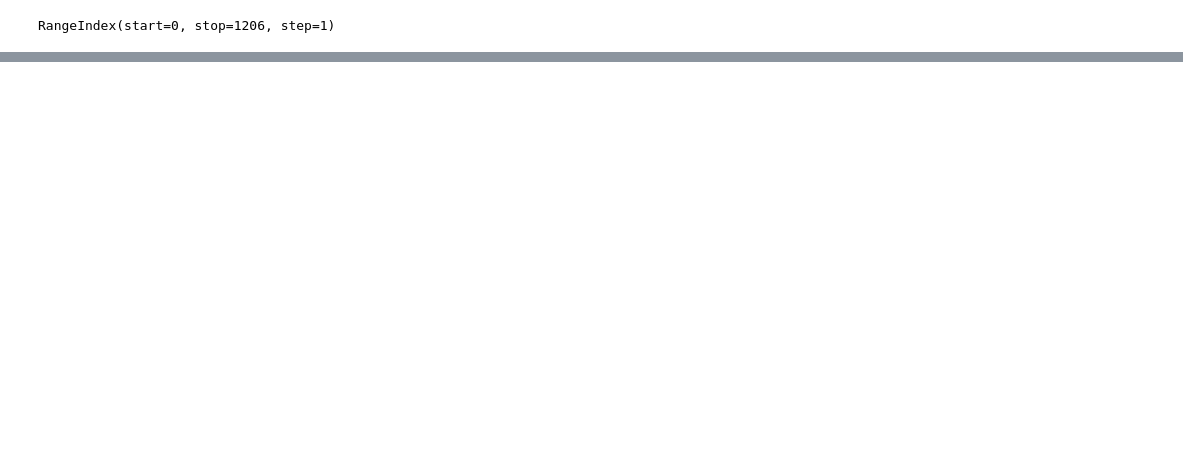
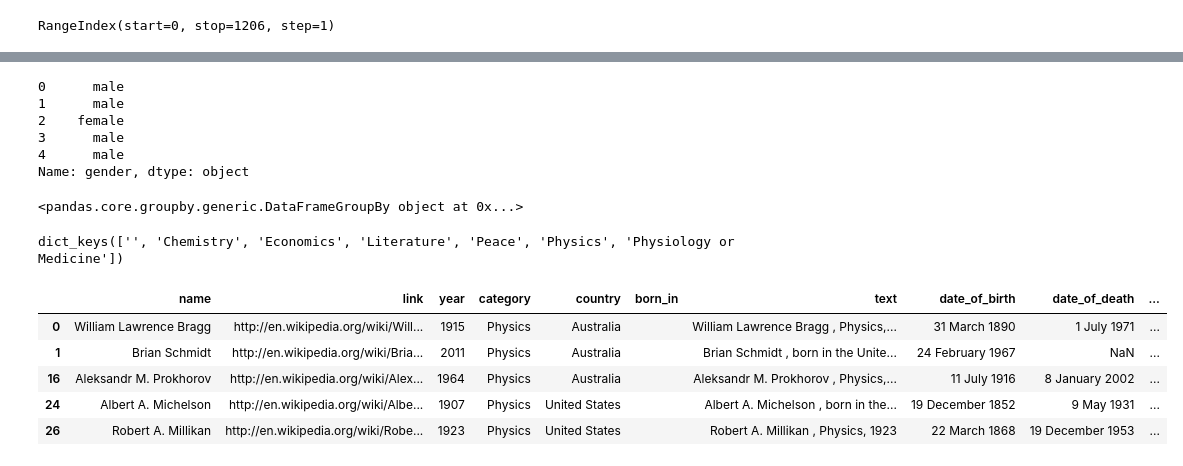
Before and after one commit to FilipeOrfao/data_visualization_with_python_and_javascript, a Jupyter notebook: 008_/main.ipynb, the cells around one changed output, grey strips where cells are left out. Cells and saved outputs as stored; diff of their text form; code cells hidden in the pictures; blank space fills up the shorter version.

```diff
--- a/008_/main.ipynb
+++ b/008_/main.ipynb
@@ -20,0 +59,31 @@ df.loc['Albert Einstein']
+# %%
+gender_col = df.gender
+type(gender_col)
+pd.core.series.Series
+gender_col.head()
+# %% [output]
+0      male
+1      male
+2    female
+3      male
+4      male
+Name: gender, dtype: object
+# %%
+cat_groups = df.groupby("category")
+cat_groups
+# %% [output]
+<pandas.core.groupby.generic.DataFrameGroupBy object at 0x...>
+# %%
+cat_groups.groups.keys()
+# %% [output]
+dict_keys(['', 'Chemistry', 'Economics', 'Literature', 'Peace', 'Physics', 'Physiology or Medicine'])
+# %%
+phy_group = cat_groups.get_group("Physics")
+phy_group.head()
+# %% [output]
+|  | name | link | year | category | country | born_in | text | date_of_birth | date_of_death | ... |
+| 0 | William Lawrence Bragg | http://en.wikipedia.org/wiki/Will... | 1915 | Physics | Australia |  | William Lawrence Bragg , Physics,... | 31 March 1890 | 1 July 1971 | ... |
+| 1 | Brian Schmidt | http://en.wikipedia.org/wiki/Bria... | 2011 | Physics | Australia |  | Brian Schmidt , born in the Unite... | 24 February 1967 | NaN | ... |
+| 16 | Aleksandr M. Prokhorov | http://en.wikipedia.org/wiki/Alex... | 1964 | Physics | Australia |  | Aleksandr M. Prokhorov , Physics,... | 11 July 1916 | 8 January 2002 | ... |
+| 24 | Albert A. Michelson | http://en.wikipedia.org/wiki/Albe... | 1907 | Physics | United States |  | Albert A. Michelson , born in the... | 19 December 1852 | 9 May 1931 | ... |
+| 26 | Robert A. Millikan | http://en.wikipedia.org/wiki/Robe... | 1923 | Physics | United States |  | Robert A. Millikan , Physics, 1923 | 22 March 1868 | 19 December 1953 | ... |
```
Also changed, not shown: parts of 26 cells of this notebook, 6 other files.
